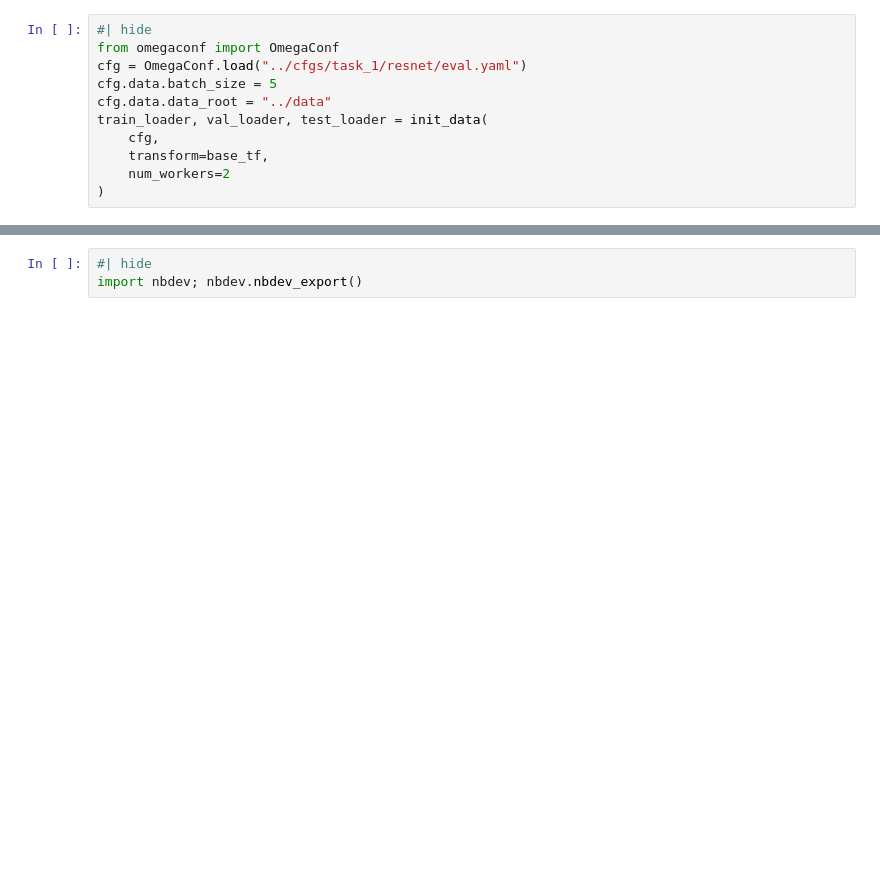
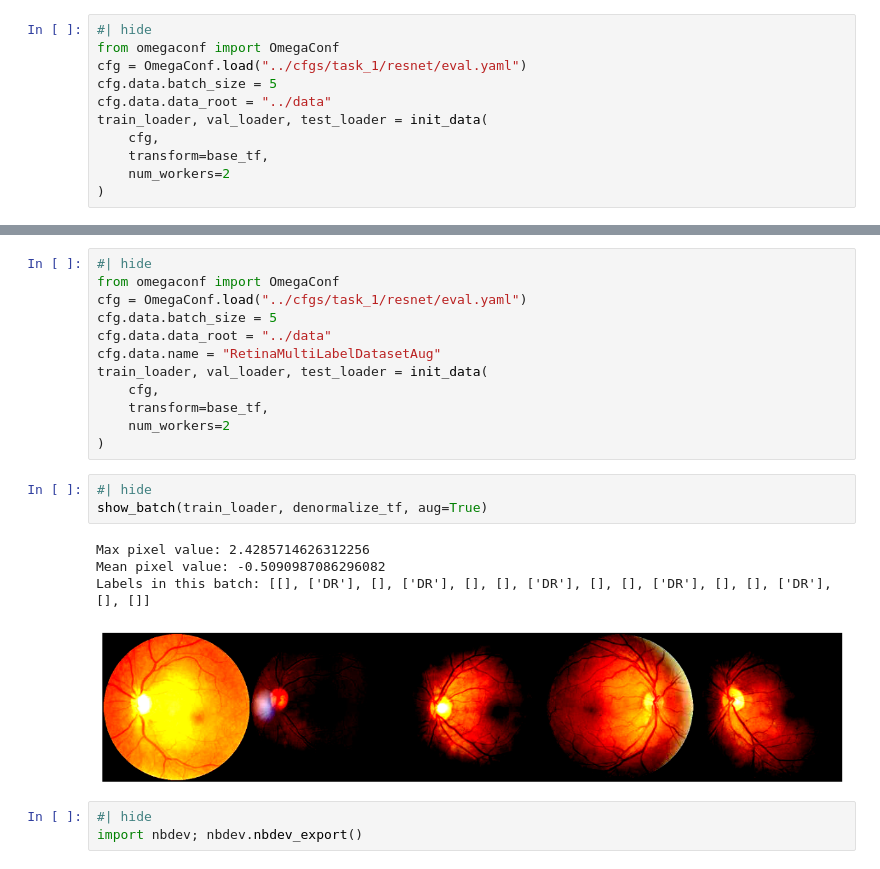
Before and after one commit to Ahmed-Khaled-Saleh/dl, a Jupyter notebook: nbs/01_data.ipynb, the cells around one changed output, grey strips where cells are left out. Saved outputs shown, nothing was run; the diff lists cells and outputs as text; blank space fills up the shorter version.

```diff
--- a/nbs/01_data.ipynb
+++ b/nbs/01_data.ipynb
@@ -283,3 +286,23 @@ Labels in this batch: [['DR'], ['DR'], ['DR'], ['Glaucoma'], ['DR']]
+# %%
+#| hide
+from omegaconf import OmegaConf
+cfg = OmegaConf.load("../cfgs/task_1/resnet/eval.yaml")
+cfg.data.batch_size = 5
+cfg.data.data_root = "../data"
+cfg.data.name = "RetinaMultiLabelDatasetAug"
+train_loader, val_loader, test_loader = init_data(
+    cfg,
+    transform=base_tf,
+    num_workers=2
+)
+# %%
+#| hide
+show_batch(train_loader, denormalize_tf, aug=True)
+# %% [output]
+Max pixel value: 2.4285714626312256
+Mean pixel value: -0.5090987086296082
+Labels in this batch: [[], ['DR'], [], ['DR'], [], [], ['DR'], [], [], ['DR'], [], [], ['DR'], [], []]
+[figure, added]
 # %%
 #| hide
 import nbdev; nbdev.nbdev_export()
```
Also changed, not shown: parts of 3 cells of this notebook, 9 other files.
